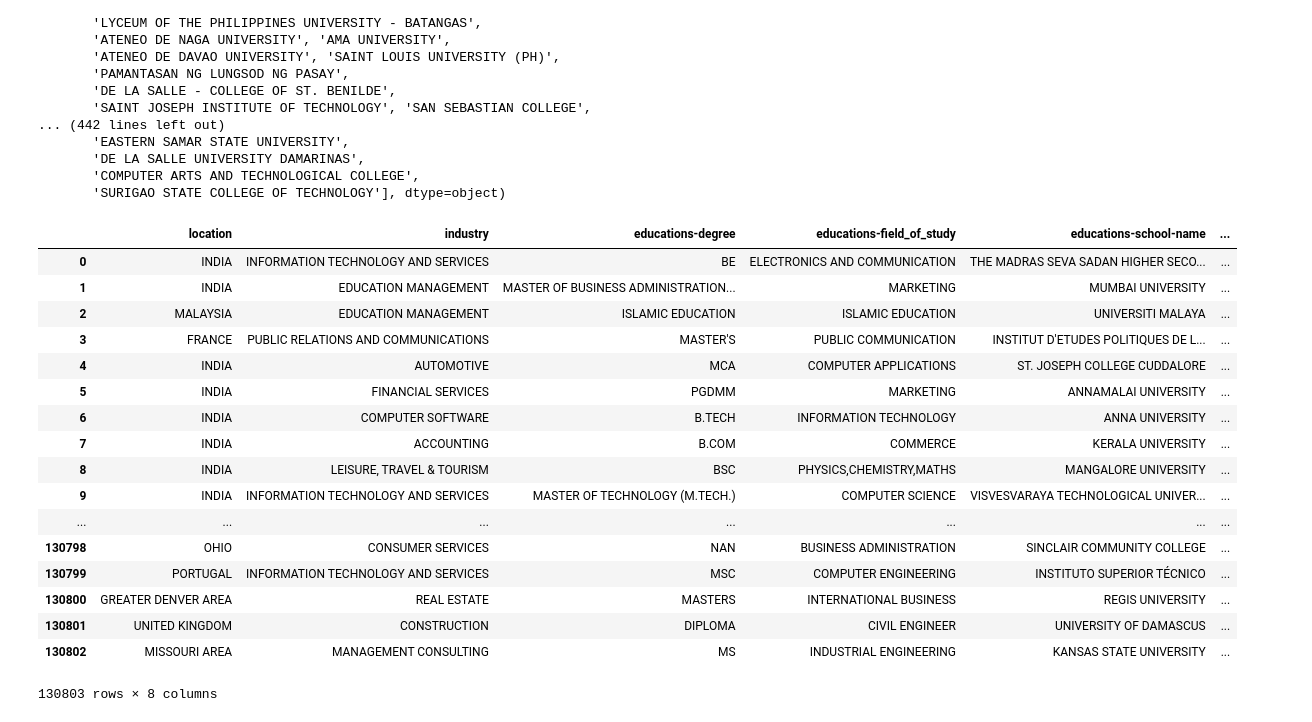
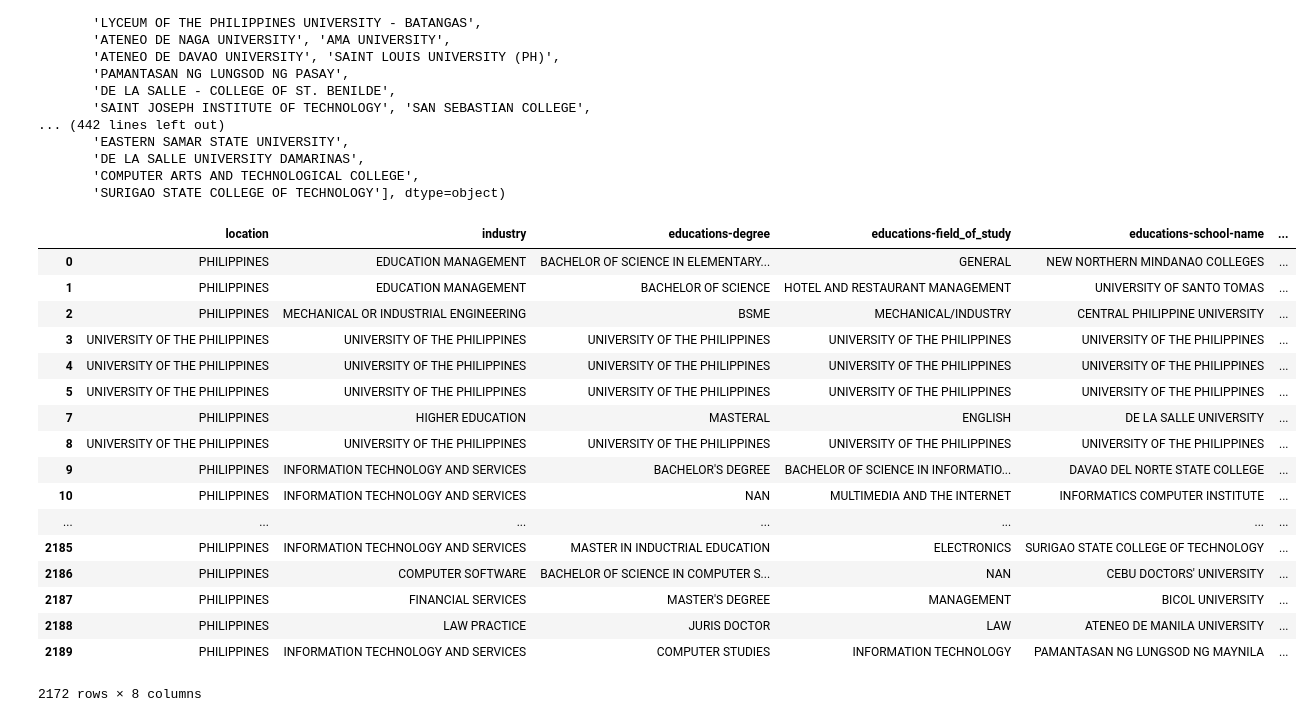
Before and after one commit to mychll31/career_path_jupyter_notebook, a Jupyter notebook: Career Path Prediction.ipynb, the cells around one changed output. Drawn from its saved outputs; the diff is of its cells as text; code cells hidden in the pictures.

```diff
--- a/Career Path Prediction.ipynb
+++ b/Career Path Prediction.ipynb
@@ -21,7 +21,7 @@ data = pd.read_csv("out.csv")
 data = data[(data['educations-field_of_study'] != "--undefined--") & (data['industry'] != "--undefined--")]
 
 #gets the significant columns only
-columns = ["location", "industry", "educations-degree", "educations-field_of_study", "educations-school-name", "positions-is-current", "num-connections"]
+columns = ["location", "industry", "educations-degree", "educations-year_", "educations-field_of_study", "educations-school-name", "positions-is-current", "num-connections"]
 new_data = data[columns]
 
 #changes all work status from undefined to False (assumption: if undefined then the person is not working)
@@ -139,16 +139,17 @@ philippine_data = new_data[new_data["location"] == "PHILIPPINES"]
 philippine_data = philippine_data.reset_index()
 del philippine_data["index"]
 
-philippine_data[philippine_data["educations-school-name"].str.contains("UP")] = "UNIVERSITY OF THE PHILIPPINES"
-philippine_data[philippine_data["educations-school-name"].str.contains("XAVIER UNIVERSITY")] = "XAVIER UNIVERSITY"
-philippine_data[philippine_data["educations-school-name"].str.contains("ST. PAUL UNIVERSITY")] = "ST. PAUL UNIVERSITY"
-philippine_data[philippine_data["educations-school-name"].str.contains("POLYTECHNIC UNIVERSITY OF THE PHILIPPINES")] = "POLYTECHNIC UNIVERSITY OF THE PHILIPPINES"
-philippine_data[philippine_data["educations-school-name"].str.contains("P. UNIVERSITY OF THE PHILIPPINES")] = "POLYTECHNIC UNIVERSITY OF THE PHILIPPINES"
-philippine_data[philippine_data["educations-school-name"].str.contains("UNIVERSITY OF THE PHILIPPINES")] = "UNIVERSITY OF THE PHILIPPINES"
-philippine_data[philippine_data["educations-school-name"].str.contains("T.U.P.")] = "TECHNOLOGICAL UNIVERSITY OF THE PHILIPPINES"
-philippine_data[philippine_data["educations-school-name"].str.contains("SAINT PAUL UNIVERSITY")] = "SAINT PAUL UNIVERSITY"
-philippine_data[philippine_data["educations-school-name"].str.contains("MSU-ILIGAN INSTITUTE OF TECHNOLOGY")] = "MSU-ILIGAN INSTITUTE OF TECHNOLOGY"
-philippine_data[philippine_data["educations-school-name"].str.contains("MSU-IIT")] = "MSU-ILIGAN INSTITUTE OF TECHNOLOGY"
+
+philippine_data["educations-school-name"].replace('UP', 'UNIVERSITY OF THE PHILIPPINES')
+philippine_data["educations-school-name"].replace("XAVIER UNIVERSITY", "XAVIER UNIVERSITY")
+philippine_data["educations-school-name"].replace("ST. PAUL UNIVERSITY", "ST. PAUL UNIVERSITY")
+philippine_data["educations-school-name"].replace("POLYTECHNIC UNIVERSITY OF THE PHILIPPINES", "POLYTECHNIC UNIVERSITY OF THE PHILIPPINES")
+philippine_data["educations-school-name"].replace("P. UNIVERSITY OF THE PHILIPPINES", "POLYTECHNIC UNIVERSITY OF THE PHILIPPINES")
+philippine_data["educations-school-name"].replace("UNIVERSITY OF THE PHILIPPINES", "UNIVERSITY OF THE PHILIPPINES")
+philippine_data["educations-school-name"].replace("T.U.P.", "TECHNOLOGICAL UNIVERSITY OF THE PHILIPPINES")
+philippine_data["educations-school-name"].replace("SAINT PAUL UNIVERSITY", "SAINT PAUL UNIVERSITY")
+philippine_data["educations-school-name"].replace("MSU-ILIGAN INSTITUTE OF TECHNOLOGY", "MSU-ILIGAN INSTITUTE OF TECHNOLOGY")
+philippine_data["educations-school-name"].replace("MSU-IIT", "MSU-ILIGAN INSTITUTE OF TECHNOLOGY")
 
 philippine_data = philippine_data[philippine_data["educations-school-name"] != "31/12/2011"]
 philippine_data = philippine_data[philippine_data["educations-school-name"] != "31/12/1999"]
@@ -177,50 +178,51 @@ array(['NEW NORTHERN MINDANAO COLLEGES', 'UNIVERSITY OF SANTO TOMAS',
 # %%
 specializations = [{'id': 0, 'label': 'ACCOUNTING/FINANCE', 'word_contains': {'INSURANCE','FINANC', 'ACCOUNTING', 'BANKING', 'PHARMACEUTICALS'}},
                    {'id': 1, 'label': 'ADMIN/HUMAN RESOURCE', 'word_contains': {'ADMIN', 'HUMAN RESOURCE'}},
                    {'id': 2, 'label': 'ARTS/MEDIA', 'word_contains': {'MEDIA', 'ARTS', 'DESIGN'}},
                    {'id': 3, 'label': 'BUILDING/CONSTRUCTION', 'word_contains': {'BUILDING', 'CONSTRUCTION','CONCRETE','MINING'}},
                    {'id': 4, 'label': 'COMPUTER/INFORMATION TECHNOLOGY', 'word_contains': {'TELECOMMUNICATIONS','COMPUTER', 'INFORMATION','INTERNET'}},
                    {'id': 5, 'label': 'EDUCATION/TRAINING', 'word_contains': {'EDUCATION', 'TRAINING'}},
                    {'id': 6, 'label': 'ENGINEERING', 'word_contains': {'ENGINEERING','ARCHITECTURE'}},
                    {'id': 7, 'label': 'HEALTH', 'word_contains': {'MEDICINE', 'HEALTH','MEDICAL'}},
                    {'id': 8, 'label': 'HOTEL/RESTAURANT', 'word_contains': {'FOOD','HOSPITALITY','HOTEL', 'RESTAURANT'}},
                    {'id': 9, 'label': 'MANUFACTURING', 'word_contains': {'MANUFACTURING', 'PRODUCTION','PRINTING'}},
                    {'id': 10, 'label': 'SALES/MARKETING', 'word_contains': {'MARKETING', 'SALES'}},
                    {'id': 11, 'label': 'SCIENCES', 'word_contains': {'LIFE', 'SCIENCES', 'RESEARCH'}},
                    {'id': 12, 'label': 'JOURNALISM', 'word_contains': {'WRITING', 'JOURNALISM'}},
                    {'id': 13, 'label': 'ENTERTAINMENT', 'word_contains': {'ENTERTAINMENT'}},
                    {'id': 14, 'label': 'PUBLIC RELATIONS', 'word_contains': {'LEGAL','RELATIONS', 'LAW'}},
                    {'id': 15, 'label': 'BUSINESS', 'word_contains': {'TRADE', 'REAL'}},
                    {'id': 16, 'label': 'OTHERS', 'word_contains': {''}}]
 
 spe = []
 for i in philippine_data["industry"]:
     val_spe = [l["id"] for l in specializations if any(w in i for w in l["word_contains"])]
     spe.append(val_spe[0])
 
 philippine_data["specialization"] = spe
 
 #changes all work status from undefined to False (assumption: if undefined then the person is not working)
-p_data['positions-is-current'] = philippine_data['positions-is-current'].replace('FALSE', 0)
-new_data['positions-is-current'] = philippine_data['positions-is-current'].replace('TRUE', 1)
+philippine_data['positions-is-current'] = philippine_data['positions-is-current'].replace('FALSE', 0)
+philippine_data['positions-is-current'] = philippine_data['positions-is-current'].replace('TRUE', 1)
 
-new_data
+philippine_data.to_csv("philippine_file.csv", index=False, encoding='utf-8')
+philippine_data
 # %% [output]
 |  | location | industry | educations-degree | educations-field_of_study | educations-school-name | ... |
-| 0 | INDIA | INFORMATION TECHNOLOGY AND SERVICES | BE | ELECTRONICS AND COMMUNICATION | THE MADRAS SEVA SADAN HIGHER SECO... | ... |
-| 1 | INDIA | EDUCATION MANAGEMENT | MASTER OF BUSINESS ADMINISTRATION... | MARKETING | MUMBAI UNIVERSITY | ... |
-| 2 | MALAYSIA | EDUCATION MANAGEMENT | ISLAMIC EDUCATION | ISLAMIC EDUCATION | UNIVERSITI MALAYA | ... |
-| 3 | FRANCE | PUBLIC RELATIONS AND COMMUNICATIONS | MASTER'S | PUBLIC COMMUNICATION | INSTITUT D'ETUDES POLITIQUES DE L... | ... |
-| 4 | INDIA | AUTOMOTIVE | MCA | COMPUTER APPLICATIONS | ST. JOSEPH COLLEGE CUDDALORE | ... |
-| 5 | INDIA | FINANCIAL SERVICES | PGDMM | MARKETING | ANNAMALAI UNIVERSITY | ... |
-| 6 | INDIA | COMPUTER SOFTWARE | B.TECH | INFORMATION TECHNOLOGY | ANNA UNIVERSITY | ... |
-| 7 | INDIA | ACCOUNTING | B.COM | COMMERCE | KERALA UNIVERSITY | ... |
-| 8 | INDIA | LEISURE, TRAVEL & TOURISM | BSC | PHYSICS,CHEMISTRY,MATHS | MANGALORE UNIVERSITY | ... |
-| 9 | INDIA | INFORMATION TECHNOLOGY AND SERVICES | MASTER OF TECHNOLOGY (M.TECH.) | COMPUTER SCIENCE | VISVESVARAYA TECHNOLOGICAL UNIVER... | ... |
+| 0 | PHILIPPINES | EDUCATION MANAGEMENT | BACHELOR OF SCIENCE IN ELEMENTARY... | GENERAL | NEW NORTHERN MINDANAO COLLEGES | ... |
+| 1 | PHILIPPINES | EDUCATION MANAGEMENT | BACHELOR OF SCIENCE | HOTEL AND RESTAURANT MANAGEMENT | UNIVERSITY OF SANTO TOMAS | ... |
+| 2 | PHILIPPINES | MECHANICAL OR INDUSTRIAL ENGINEERING | BSME | MECHANICAL/INDUSTRY | CENTRAL PHILIPPINE UNIVERSITY | ... |
+| 3 | UNIVERSITY OF THE PHILIPPINES | UNIVERSITY OF THE PHILIPPINES | UNIVERSITY OF THE PHILIPPINES | UNIVERSITY OF THE PHILIPPINES | UNIVERSITY OF THE PHILIPPINES | ... |
+| 4 | UNIVERSITY OF THE PHILIPPINES | UNIVERSITY OF THE PHILIPPINES | UNIVERSITY OF THE PHILIPPINES | UNIVERSITY OF THE PHILIPPINES | UNIVERSITY OF THE PHILIPPINES | ... |
+| 5 | UNIVERSITY OF THE PHILIPPINES | UNIVERSITY OF THE PHILIPPINES | UNIVERSITY OF THE PHILIPPINES | UNIVERSITY OF THE PHILIPPINES | UNIVERSITY OF THE PHILIPPINES | ... |
+| 7 | PHILIPPINES | HIGHER EDUCATION | MASTERAL | ENGLISH | DE LA SALLE UNIVERSITY | ... |
+| 8 | UNIVERSITY OF THE PHILIPPINES | UNIVERSITY OF THE PHILIPPINES | UNIVERSITY OF THE PHILIPPINES | UNIVERSITY OF THE PHILIPPINES | UNIVERSITY OF THE PHILIPPINES | ... |
+| 9 | PHILIPPINES | INFORMATION TECHNOLOGY AND SERVICES | BACHELOR'S DEGREE | BACHELOR OF SCIENCE IN INFORMATIO... | DAVAO DEL NORTE STATE COLLEGE | ... |
+| 10 | PHILIPPINES | INFORMATION TECHNOLOGY AND SERVICES | NAN | MULTIMEDIA AND THE INTERNET | INFORMATICS COMPUTER INSTITUTE | ... |
 | ... | ... | ... | ... | ... | ... | ... |
-| 130798 | OHIO | CONSUMER SERVICES | NAN | BUSINESS ADMINISTRATION | SINCLAIR COMMUNITY COLLEGE | ... |
-| 130799 | PORTUGAL | INFORMATION TECHNOLOGY AND SERVICES | MSC | COMPUTER ENGINEERING | INSTITUTO SUPERIOR TÉCNICO | ... |
-| 130800 | GREATER DENVER AREA | REAL ESTATE | MASTERS | INTERNATIONAL BUSINESS | REGIS UNIVERSITY | ... |
-| 130801 | UNITED KINGDOM | CONSTRUCTION | DIPLOMA | CIVIL ENGINEER | UNIVERSITY OF DAMASCUS | ... |
-| 130802 | MISSOURI AREA | MANAGEMENT CONSULTING | MS | INDUSTRIAL ENGINEERING | KANSAS STATE UNIVERSITY | ... |
+| 2185 | PHILIPPINES | INFORMATION TECHNOLOGY AND SERVICES | MASTER IN INDUCTRIAL EDUCATION | ELECTRONICS | SURIGAO STATE COLLEGE OF TECHNOLOGY | ... |
+| 2186 | PHILIPPINES | COMPUTER SOFTWARE | BACHELOR OF SCIENCE IN COMPUTER S... | NAN | CEBU DOCTORS' UNIVERSITY | ... |
+| 2187 | PHILIPPINES | FINANCIAL SERVICES | MASTER'S DEGREE | MANAGEMENT | BICOL UNIVERSITY | ... |
+| 2188 | PHILIPPINES | LAW PRACTICE | JURIS DOCTOR | LAW | ATENEO DE MANILA UNIVERSITY | ... |
+| 2189 | PHILIPPINES | INFORMATION TECHNOLOGY AND SERVICES | COMPUTER STUDIES | INFORMATION TECHNOLOGY | PAMANTASAN NG LUNGSOD NG MAYNILA | ... |
-130803 rows × 8 columns
+2172 rows × 8 columns
```
